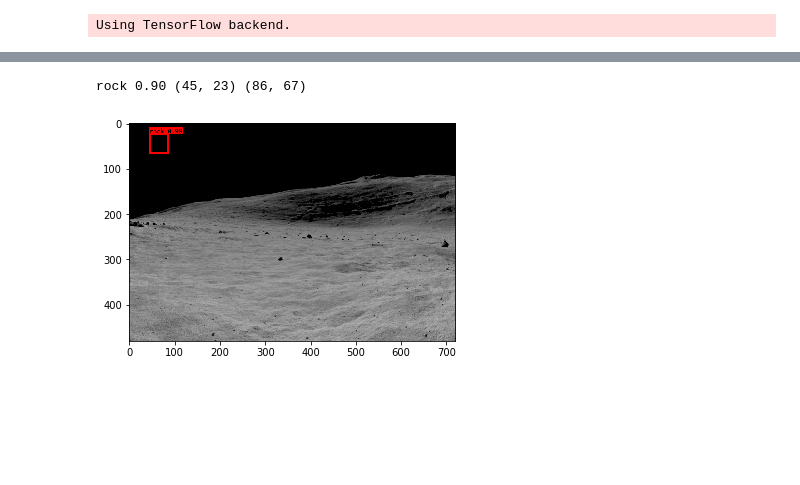
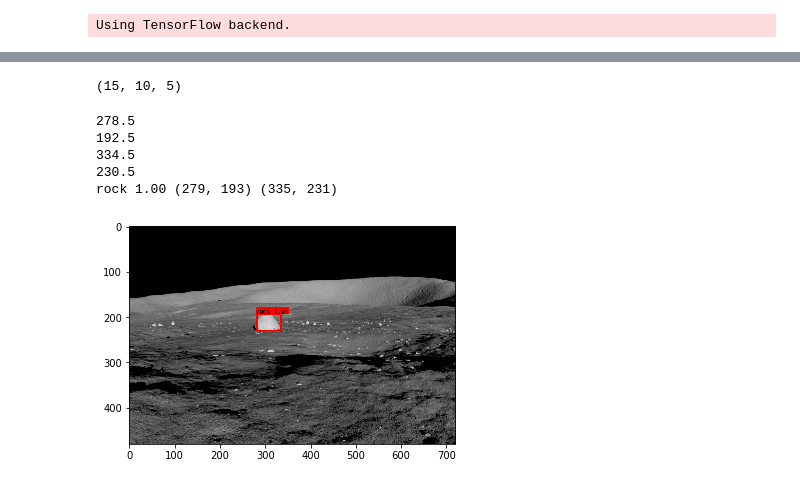
Before and after one commit to Atomoxide/Moon-Photo-Segmentation, a Jupyter notebook: data_bounding_conversion_YOLO.ipynb, the cells around one changed output, grey strips where cells are left out. Saved outputs shown, nothing was run; the diff lists cells and outputs as text; code cells hidden in the pictures; blank space fills up the shorter version.

Commit message:
updated YOLO boxing

```diff
--- a/data_bounding_conversion_YOLO.ipynb
+++ b/data_bounding_conversion_YOLO.ipynb
@@ -61,11 +107,37 @@ my_dict[11]
+# %%
+test_output = YOLO_output_layer(my_dict[1],15,10)
+test_output.shape
+# %% [output]
+(15, 10, 5)
 # %%
-def bb_drawing(image_path, yolo_x, yolo_y, yolo_w, yolo_h, nx, ny, original_x, original_y):
+def bb_drawing(image_path, yolo_output_layer, original_x = 720, original_y = 480, colors = [(255,0,0)]):
+
+    nx,ny,_ = yolo_output_layer.shape
     image = PIL.Image.open(image_path)
-    # Generate colors for drawing bounding boxes.
-    colors = [(255,0,0)]
-    out_scores = [0.9]
-    out_boxes = [[yolo_x*nx,yolo_y*ny,original_x,original_y]]
-    out_classes = [0]
+    out_boxes = [];
+    out_scores = [];
+    out_classes = [];
+    for i in range(nx):
+        for j in range(ny):
+            if yolo_output_layer[i][j][0] != 0:
+                out_scores.append(yolo_output_layer[i][j][0])
+                yolo_x = yolo_output_layer[i][j][1]
+                yolo_y = yolo_output_layer[i][j][2]
+                yolo_w = yolo_output_layer[i][j][3]
+                yolo_h = yolo_output_layer[i][j][4]
+                box_x1 = i*(original_x/nx)+yolo_x*(original_x/nx) - (yolo_w*(original_x/nx)/2)
+                box_y1 = j*(original_y/ny)+yolo_y*(original_y/ny) - (yolo_h*(original_y/ny)/2)
+                box_x2 = box_x1 + yolo_w*(original_x/nx)
+                box_y2 = box_y1 + yolo_h*(original_y/ny)
+                out_boxes.append(np.array([box_y1, box_x1, box_y2, box_x2]))
+                out_classes.append(0)
+    print(box_x1)
+    print(box_y1)
+    print(box_x2)
+    print(box_y2)
+    #out_scores = [0.9]
+    #out_boxes = [[yolo_x*nx,yolo_y*ny,original_x,original_y]]
+    #out_classes = [0]
     class_names = ['rock']
     # Draw bounding boxes on the image file
     draw_boxes(image, out_scores, out_boxes, out_classes, class_names, colors)
@@ -74,8 +146,12 @@ def bb_drawing(image_path, yolo_x, yolo_y, yolo_w, yolo_h, nx, ny, original_x, o
     # Display the results in the notebook
     output_image = imageio.imread(os.path.join("out", image_path))
     imshow(output_image)
-# %%
-bb_drawing('./images/render0018.png',23,45,1,1,1,1,67,86)
-# %% [output]
-rock 0.90 (45, 23) (86, 67)
-[figure, removed]
+# %%
+bb_drawing('./images/render0001.png',test_output)
+# %% [output]
+278.5
+192.5
+334.5
+230.5
+rock 1.00 (279, 193) (335, 231)
+[figure, added]
```
Also changed, not shown: parts of 3 cells of this notebook, 2 other files.
